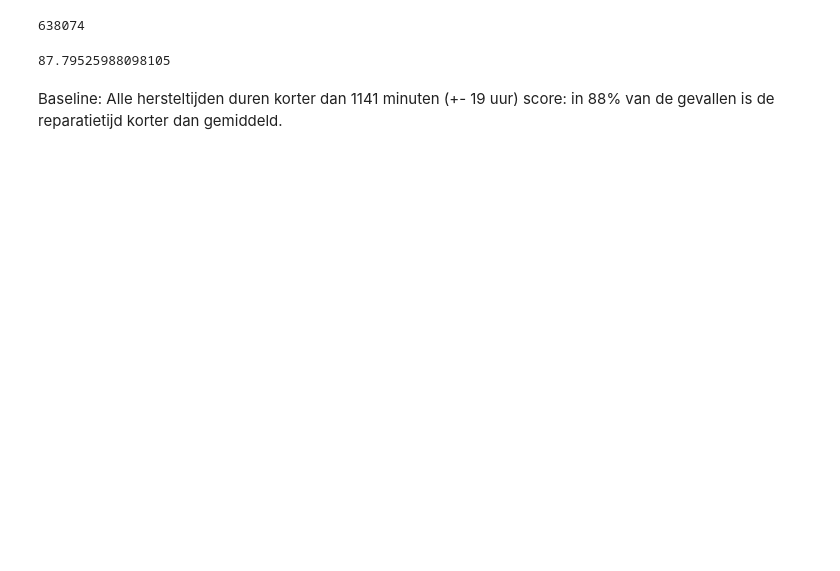
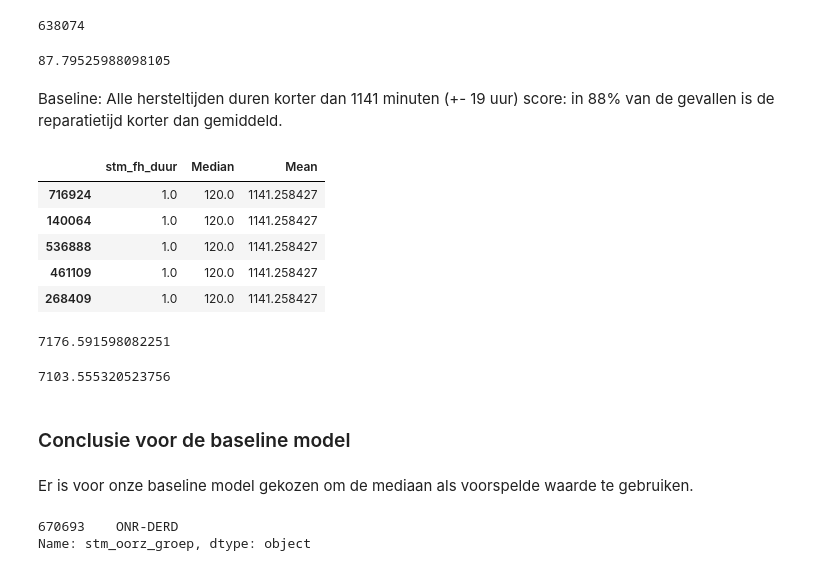
Before and after one commit to AmaryllisLee/DDB_Prorail, a Jupyter notebook: BaselineModel.ipynb, the cells around one changed output. Saved outputs shown, nothing was run; the diff lists cells and outputs as text; code cells hidden in the pictures; blank space fills up the shorter version.

Commit message:
aanpassing baseline model

```diff
--- a/BaselineModel.ipynb
+++ b/BaselineModel.ipynb
@@ -156,3 +171,35 @@ len(data[data < data.mean()])/len(data)*100
 # %% [markdown]
 Baseline: Alle hersteltijden duren korter dan 1141 minuten (+- 19 uur)
 score: in 88% van de gevallen is de reparatietijd korter dan gemiddeld.
+# %%
+data = data.to_frame() # zet om  Series naar dataframe
+data['Median']=  data['stm_fh_duur'].median()
+data['Mean'] = data['stm_fh_duur'].mean()
+# %%
+data.head()
+# %% [output]
+|  | stm_fh_duur | Median | Mean |
+| 716924 | 1.0 | 120.0 | 1141.258427 |
+| 140064 | 1.0 | 120.0 | 1141.258427 |
+| 536888 | 1.0 | 120.0 | 1141.258427 |
+| 461109 | 1.0 | 120.0 | 1141.258427 |
+| 268409 | 1.0 | 120.0 | 1141.258427 |
+# %%
+# De kwaliteit/score van de model bepalen mbh van RMSE
+np.sqrt(mean_squared_error(data.loc[:,'stm_fh_duur'],data.loc[:,'Median']))
+# %% [output]
+7176.591598082251
+# %%
+# De kwaliteit/score van de model bepalen mbh van RMSE
+np.sqrt(mean_squared_error(data.loc[:,'stm_fh_duur'],data.loc[:,'Mean']))
+# %% [output]
+7103.555320523756
+# %% [markdown]
+### Conclusie voor de baseline model
+# %% [markdown]
+Er is voor onze baseline model  gekozen om  de mediaan als   voorspelde  waarde te gebruiken.
+# %%
+print(str(df['stm_oorz_groep'].loc[df['stm_fh_duur'] == df['stm_fh_duur'].max()]))
+# %% [output]
+670693    ONR-DERD
+Name: stm_oorz_groep, dtype: object
```
Also changed, not shown: parts of 5 cells of this notebook.
